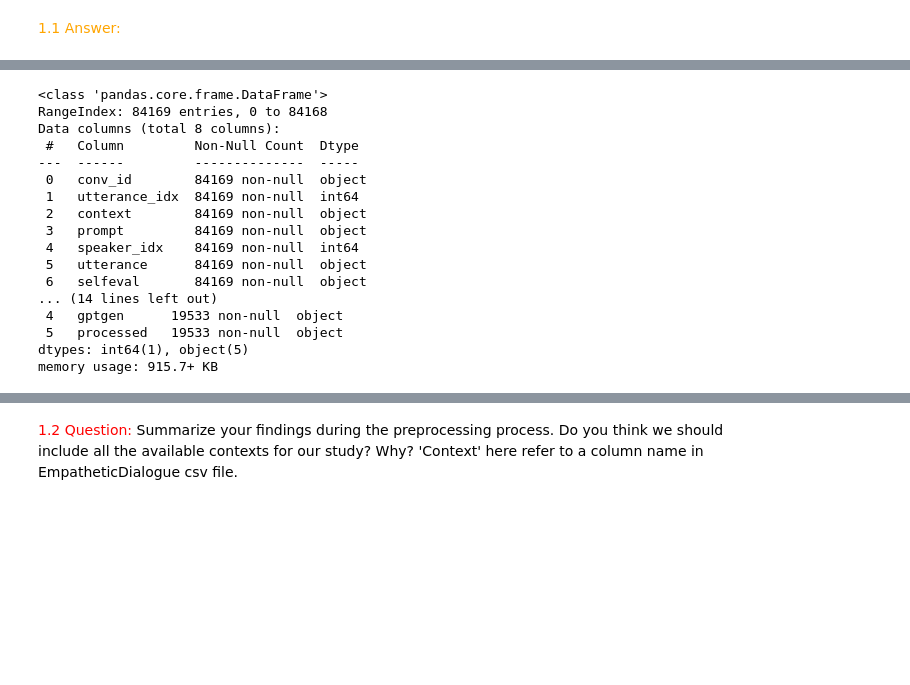
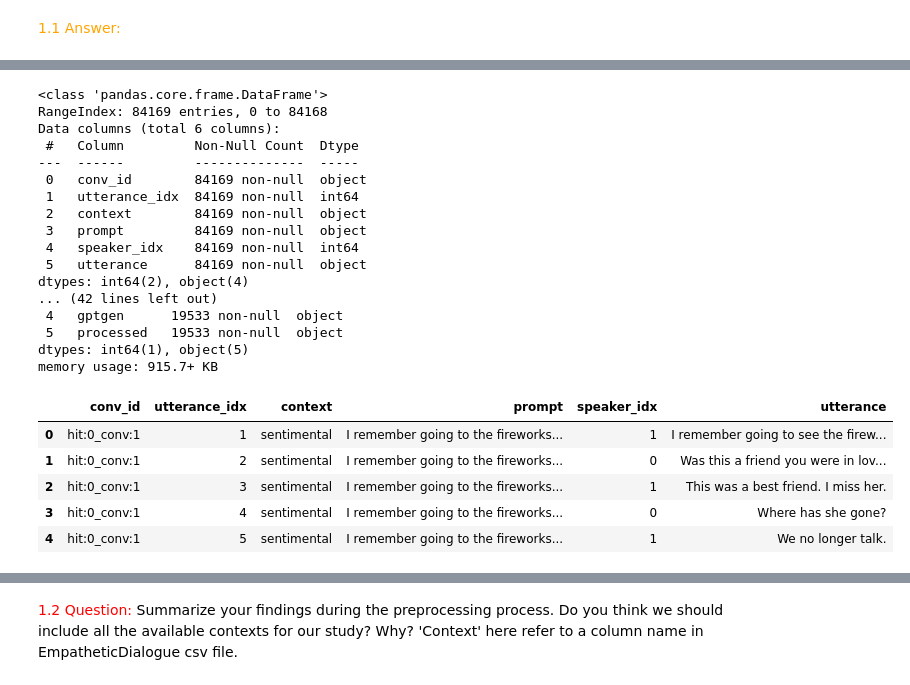
Before and after one commit to telecom-projet-nlp/human-gpt-linguistic-differences, a Jupyter notebook: notebook/Notebook Andrew.ipynb, the cells around one changed output, grey strips where cells are left out. Drawn from its saved outputs; the diff is of its cells as text; code cells hidden in the pictures; blank space fills up the shorter version.

```diff
--- a/notebook/Notebook Andrew.ipynb
+++ b/notebook/Notebook Andrew.ipynb
@@ -64,11 +71,16 @@ dial_human = pd.read_csv("/Users/andrew/MS IA/NLP/human-gpt-linguistic-differenc
 # describe data
 dial_human.info()
 print("\n")
+dial_human_valid.info()
+print("\n")
+dial_human_test.info()
+print("\n")
 dial_gpt.info()
+print("\n")
 # %% [output]
 <class 'pandas.core.frame.DataFrame'>
 RangeIndex: 84169 entries, 0 to 84168
-Data columns (total 8 columns):
+Data columns (total 6 columns):
  #   Column         Non-Null Count  Dtype
 ---  ------         --------------  -----
  0   conv_id        84169 non-null  object
@@ -77,8 +89,8 @@ Data columns (total 8 columns):
  3   prompt         84169 non-null  object
  4   speaker_idx    84169 non-null  int64
  5   utterance      84169 non-null  object
- 6   selfeval       84169 non-null  object
-... (14 lines left out)
+dtypes: int64(2), object(4)
+... (42 lines left out)
  4   gptgen      19533 non-null  object
  5   processed   19533 non-null  object
 dtypes: int64(1), object(5)
@@ -85,0 +101,10 @@ memory usage: 915.7+ KB
+# %%
+dial_gpt.head()
+dial_human.head()
+# %% [output]
+|  | conv_id | utterance_idx | context | prompt | speaker_idx | utterance |
+| 0 | hit:0_conv:1 | 1 | sentimental | I remember going to the fireworks... | 1 | I remember going to see the firew... |
+| 1 | hit:0_conv:1 | 2 | sentimental | I remember going to the fireworks... | 0 | Was this a friend you were in lov... |
+| 2 | hit:0_conv:1 | 3 | sentimental | I remember going to the fireworks... | 1 | This was a best friend. I miss her. |
+| 3 | hit:0_conv:1 | 4 | sentimental | I remember going to the fireworks... | 0 | Where has she gone? |
+| 4 | hit:0_conv:1 | 5 | sentimental | I remember going to the fireworks... | 1 | We no longer talk. |
```
Also changed, not shown: parts of 6 cells of this notebook.
